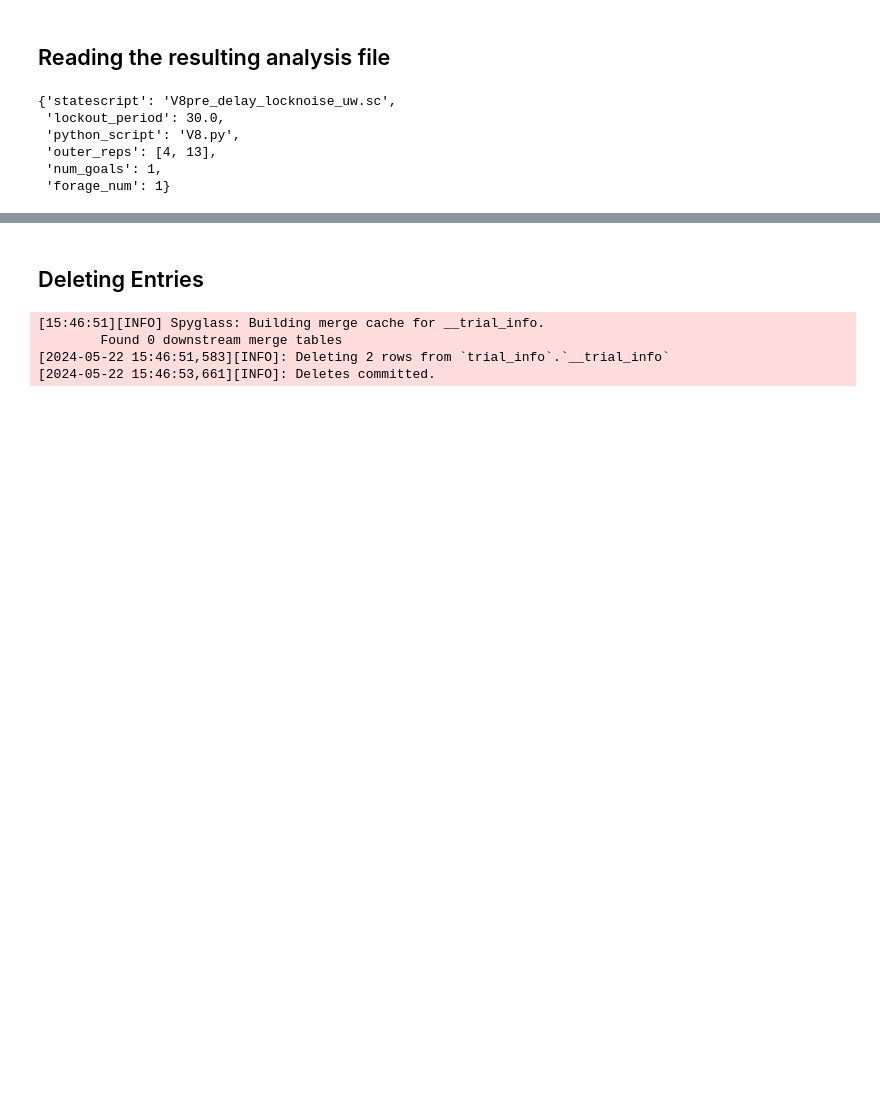
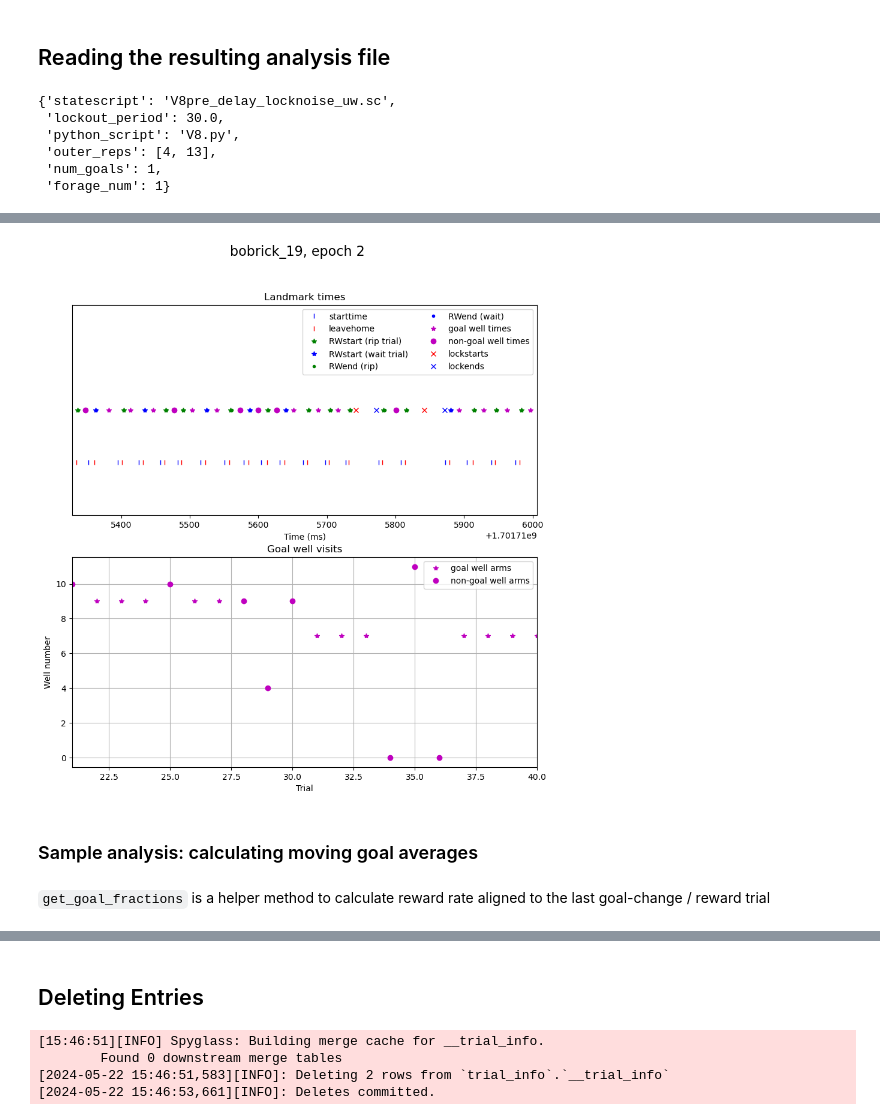
Before and after one commit to gillespielab/gl_spyglass, a Jupyter notebook: notebooks/TrialInfo.ipynb, the cells around one changed output, grey strips where cells are left out. Drawn from its saved outputs; the diff is of its cells as text; code cells hidden in the pictures; blank space fills up the shorter version.

```diff
--- a/notebooks/TrialInfo.ipynb
+++ b/notebooks/TrialInfo.ipynb
@@ -103,0 +104,9 @@ restr = {"nwb_file_name": nwb_file_name, "epoch": 4}
+# %%
+# alternatively, select a smaller interval of trials
+(TrialInfo & restr).plot_trials(start=20, end=40)
+# %% [output]
+[figure, added]
+# %% [markdown]
+### Sample analysis: calculating moving goal averages
+# %% [markdown]
+`get_goal_fractions` is a helper method to calculate reward rate aligned to the last goal-change / reward trial
```
Also changed, not shown: parts of 10 cells of this notebook.
